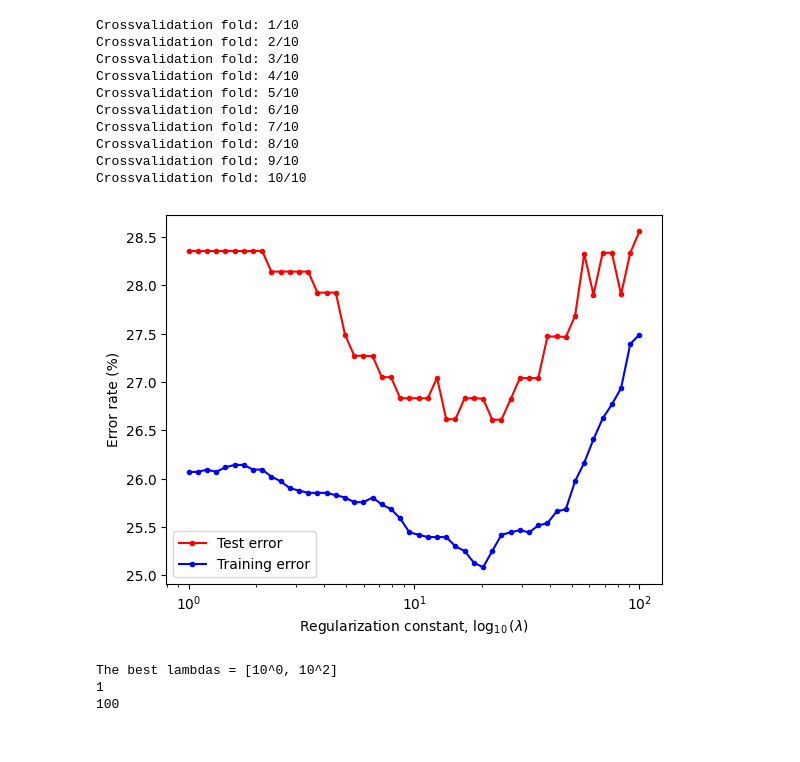
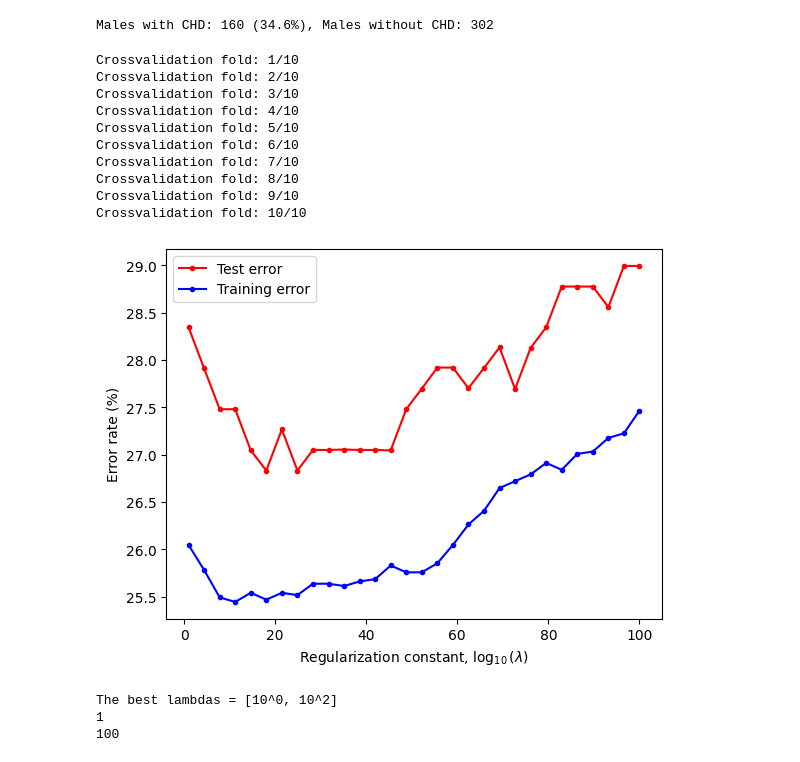
Before and after one commit to KostyalBalint/Intro-to-MI-Project_1, a Jupyter notebook: classification.ipynb, the cells around one changed output. Saved outputs shown, nothing was run; the diff lists cells and outputs as text; code cells hidden in the pictures.

```diff
--- a/classification.ipynb
+++ b/classification.ipynb
@@ -26,17 +26,24 @@ mu = np.mean(X, 0)
 sigma = np.std(X, 0)
 
 X = (X - mu) / sigma
+
+ones_count = np.count_nonzero(y == 1)
+zeros_count = np.count_nonzero(y == 0)
+perCHD = round(100*ones_count/len(y),1)
+print('Males with CHD: {0} ({2}%), Males without CHD: {1}'.format(ones_count, zeros_count,perCHD))
+# %% [output]
+Males with CHD: 160 (34.6%), Males without CHD: 302
 # %%
 # Find the best regularization value for logistic regression.ipynb
 from sklearn.linear_model import LogisticRegression
 from sklearn import model_selection
 import matplotlib.pyplot as plt
 
-lambda_reg =  np.logspace(0, 2, 50)
+lambda_reg =  np.linspace(1,100,30)
 
 # Using K-fold 10 cross validation
 K_fold = 10
-CV = model_selection.KFold(K_fold, shuffle = False)
+CV = model_selection.KFold(K_fold, shuffle = True)
 
 train_error = np.zeros((K_fold, len(lambda_reg)))
 test_error = np.zeros((K_fold, len(lambda_reg)))
@@ -69,36 +76,38 @@ for train_index, test_index in CV.split(X, y):
         w_est = model_logreg.coef_[0]
         coeff_norm = np.sqrt(np.sum(w_est**2))
 
         test_error[i,l] = error_rate_test
         train_error[i,l] = error_rate_train
         coefficient_norm[i,l] = coeff_norm
 
     i += 1
 
 # Plot the classification error rate
 plt.figure()
-plt.semilogx(lambda_reg, np.mean(test_error, axis=0), 'r.-', label='Test error')
-plt.semilogx(lambda_reg, np.mean(train_error, axis=0), 'b.-', label='Training error')
+plt.plot(lambda_reg, np.mean(test_error, axis=0), 'r.-', label='Test error')
+plt.plot(lambda_reg, np.mean(train_error, axis=0), 'b.-', label='Training error')
+#plt.semilogx(lambda_reg, np.mean(test_error, axis=0), 'r.-', label='Test error')
+#plt.semilogx(lambda_reg, np.mean(train_error, axis=0), 'b.-', label='Training error')
 plt.legend()
 plt.xlabel('Regularization constant, $\log_{10}(\lambda)$')
 plt.ylabel("Error rate (%)")
 plt.show()
 
 print("The best lambdas = [10^0, 10^2]")
 print(10**0)
 print(10**2)
 # %% [output]
 Crossvalidation fold: 1/10
 Crossvalidation fold: 2/10
 Crossvalidation fold: 3/10
 Crossvalidation fold: 4/10
 Crossvalidation fold: 5/10
 Crossvalidation fold: 6/10
 Crossvalidation fold: 7/10
 Crossvalidation fold: 8/10
 Crossvalidation fold: 9/10
 Crossvalidation fold: 10/10
-[figure, old version]
+[figure, new version]
 The best lambdas = [10^0, 10^2]
 1
 100
```
Also changed, not shown: parts of 4 cells of this notebook.
